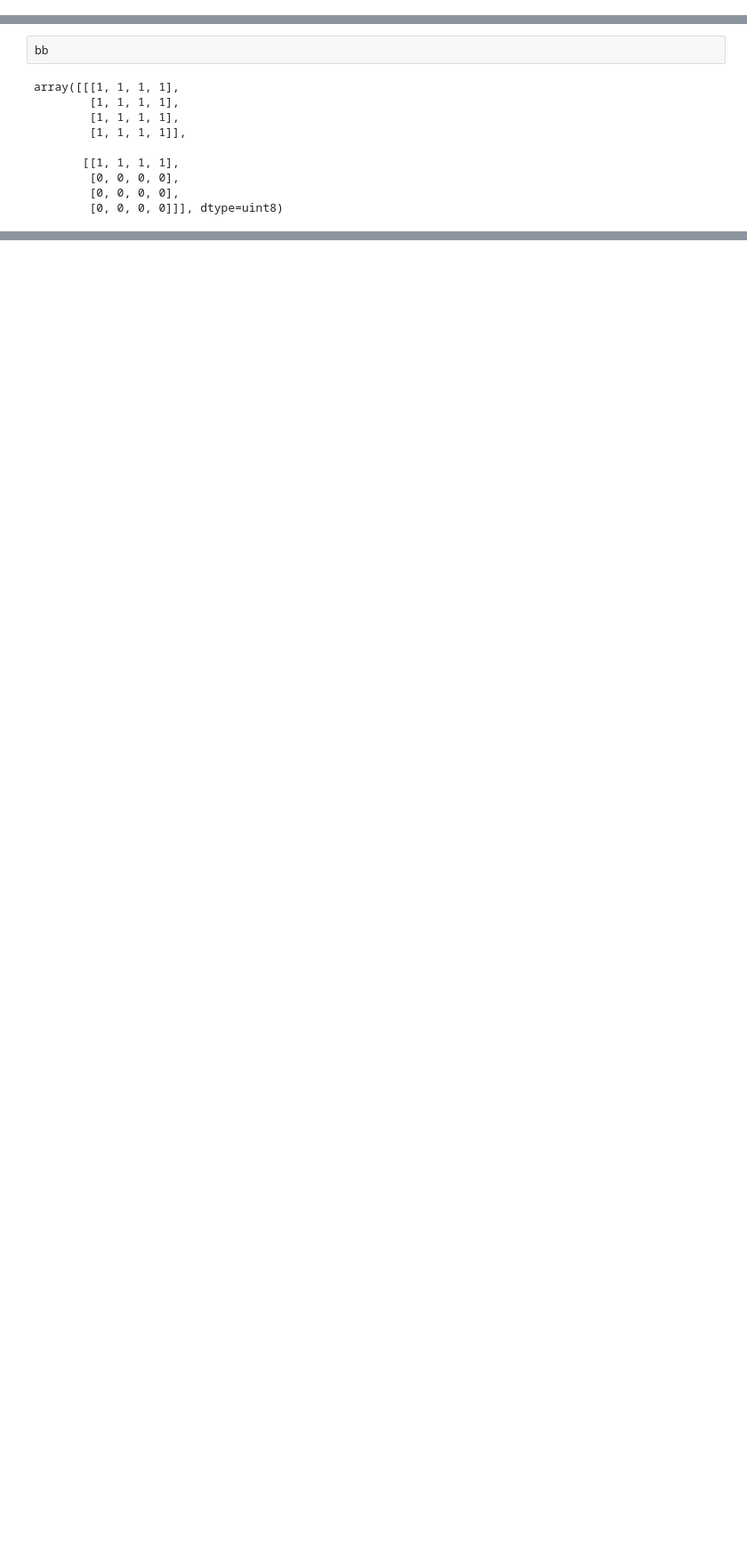
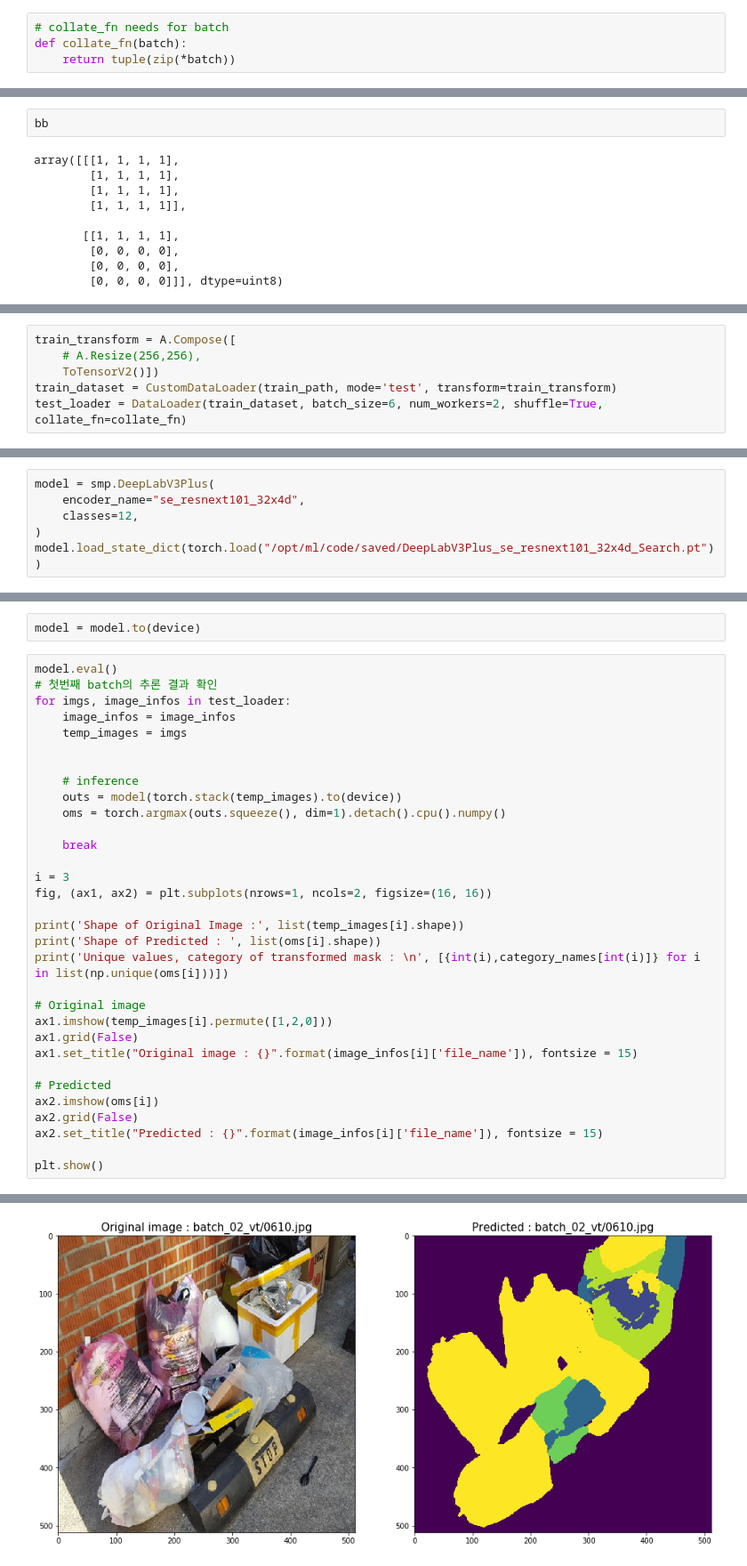
Before and after one commit to bcaitech1/p3-ims-obd-eagle-eye, a Jupyter notebook: experiment/jiyoung/exp/EDA.ipynb, the cells around one changed output, grey strips where cells are left out. Shown: that part at 89% size. Cells and saved outputs as stored; diff of their text form; blank space fills up the shorter version.

```diff
--- a/experiment/jiyoung/exp/EDA.ipynb
+++ b/experiment/jiyoung/exp/EDA.ipynb
@@ -199,6 +200,10 @@ Tesla P40
 Number of categories: 11
 Number of annotations: 21116
 Number of images: 2617
+# %%
+# collate_fn needs for batch
+def collate_fn(batch):
+    return tuple(zip(*batch))
 # %%
 # train.json / validation.json / test.json 디렉토리 설정
 train_path = dataset_path + "/train.json"
@@ -265,0 +339,6 @@ array([[[1, 1, 1, 1],
+# %%
+train_transform = A.Compose([
+    # A.Resize(256,256),
+    ToTensorV2()])
+train_dataset = CustomDataLoader(train_path, mode='test', transform=train_transform)
+test_loader = DataLoader(train_dataset, batch_size=6, num_workers=2, shuffle=True, collate_fn=collate_fn)
@@ -265,0 +350,6 @@ array([[[1, 1, 1, 1],
+# %%
+model = smp.DeepLabV3Plus(
+    encoder_name="se_resnext101_32x4d",
+    classes=12,
+)
+model.load_state_dict(torch.load("/opt/ml/code/saved/DeepLabV3Plus_se_resnext101_32x4d_Search.pt"))
@@ -265,0 +358,35 @@ array([[[1, 1, 1, 1],
+# %%
+model = model.to(device)
+# %%
+model.eval()
+# 첫번째 batch의 추론 결과 확인
+for imgs, image_infos in test_loader:
+    image_infos = image_infos
+    temp_images = imgs
+
+
+    # inference
+    outs = model(torch.stack(temp_images).to(device))
+    oms = torch.argmax(outs.squeeze(), dim=1).detach().cpu().numpy()
+
+    break
+
+i = 3
+fig, (ax1, ax2) = plt.subplots(nrows=1, ncols=2, figsize=(16, 16))
+
+print('Shape of Original Image :', list(temp_images[i].shape))
+print('Shape of Predicted : ', list(oms[i].shape))
+print('Unique values, category of transformed mask : \n', [{int(i),category_names[int(i)]} for i in list(np.unique(oms[i]))])
+
+# Original image
+ax1.imshow(temp_images[i].permute([1,2,0]))
+ax1.grid(False)
+ax1.set_title("Original image : {}".format(image_infos[i]['file_name']), fontsize = 15)
+
+# Predicted
+ax2.imshow(oms[i])
+ax2.grid(False)
+ax2.set_title("Predicted : {}".format(image_infos[i]['file_name']), fontsize = 15)
+
+plt.show()
+# %% [output]
@@ -265,0 +397 @@ array([[[1, 1, 1, 1],
+[figure, added]
```
Also changed, not shown: parts of 32 cells of this notebook, 4 other files.
